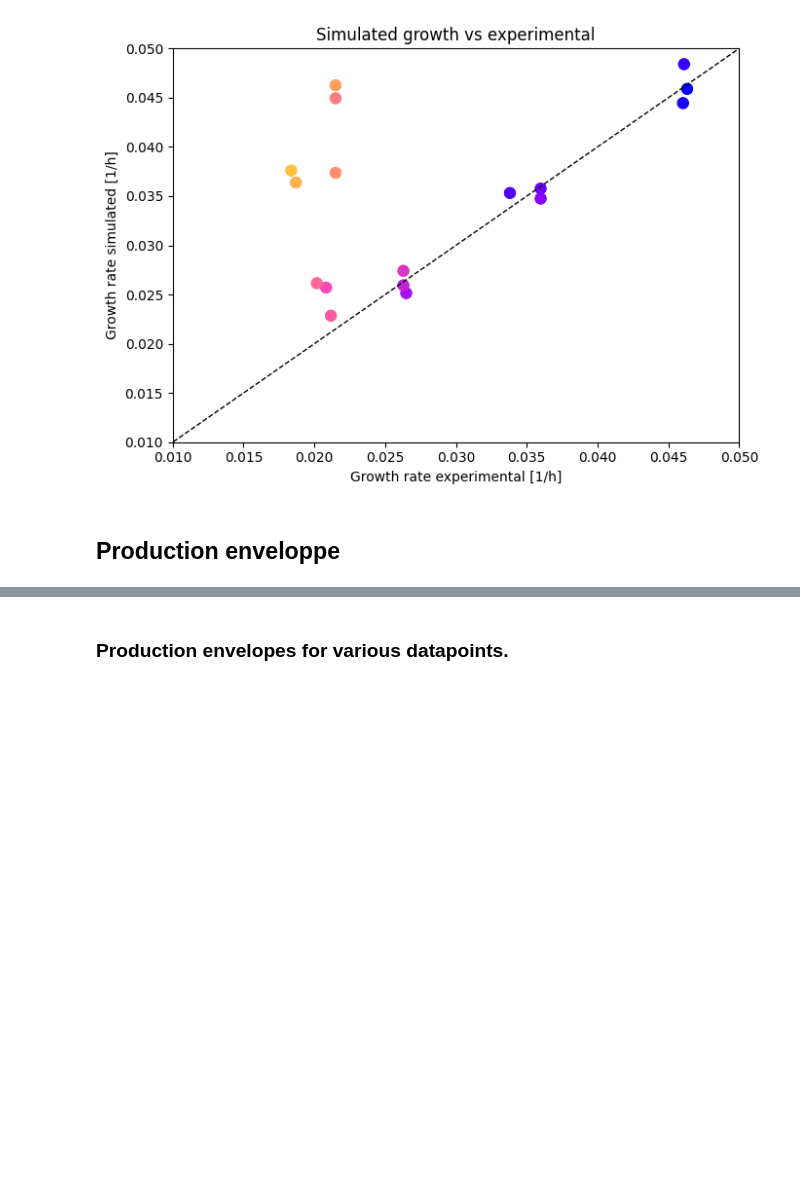
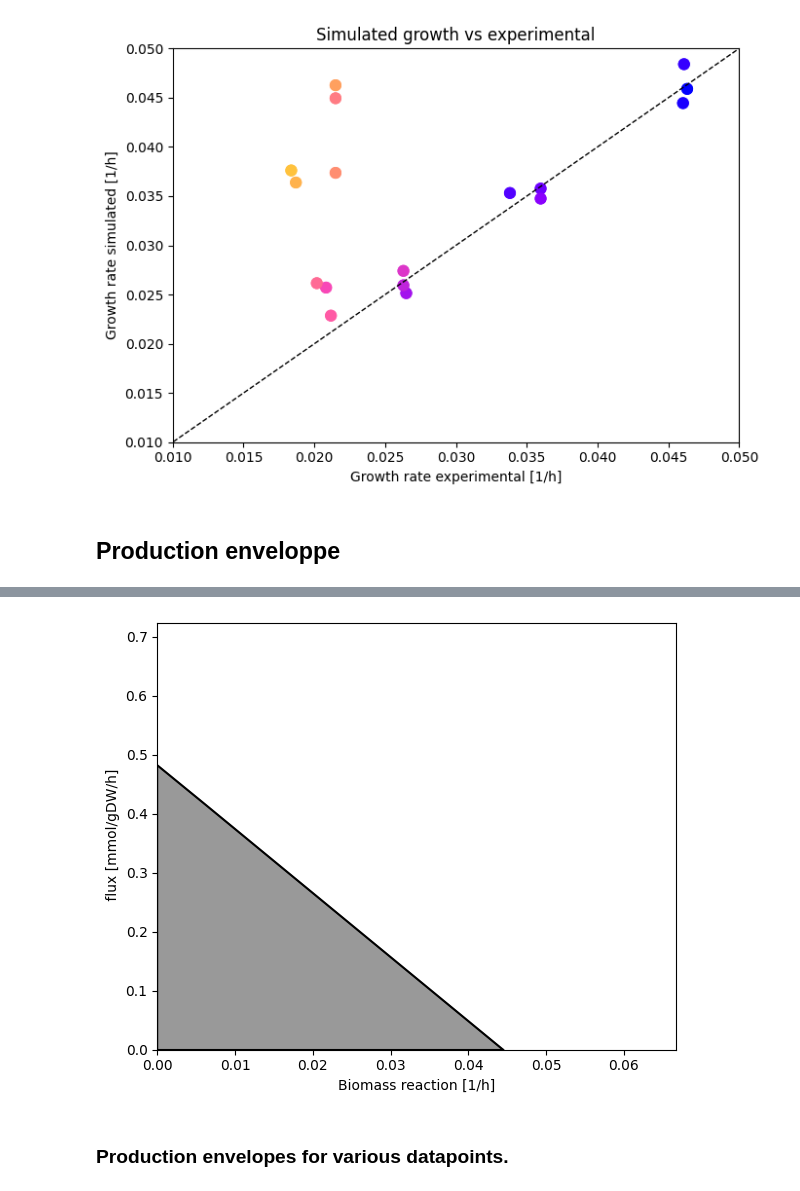
Before and after one commit to AzizBenA/iABA974_SoF1_GEM, a Jupyter notebook: Scripts/Model_manipulation.ipynb, the cells around one changed output, grey strips where cells are left out. Cells and saved outputs as stored; diff of their text form; code cells hidden in the pictures; blank space fills up the shorter version.

```diff
--- a/Scripts/Model_manipulation.ipynb
+++ b/Scripts/Model_manipulation.ipynb
@@ -1504,3 +1660,14 @@ ax = plot_flux_envelope(
+# %%
+ax = plot_flux_envelope_bis(
+    model,
+    biomass_rxn="Growth",
+    target_rxn="BLG_x1_production",
+    steps=50,
+    abs_y=True,
+)
+plt.show()
+# %% [output]
+[figure, added]
 # %% [markdown]
 ### Production envelopes for various datapoints.
 # %%
```
Also changed, not shown: parts of 17 cells of this notebook, 2 other files.
